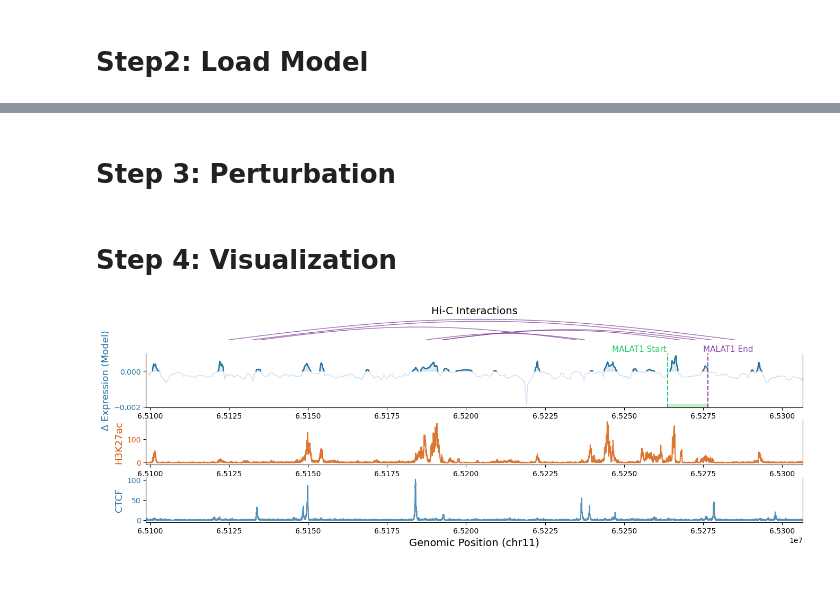
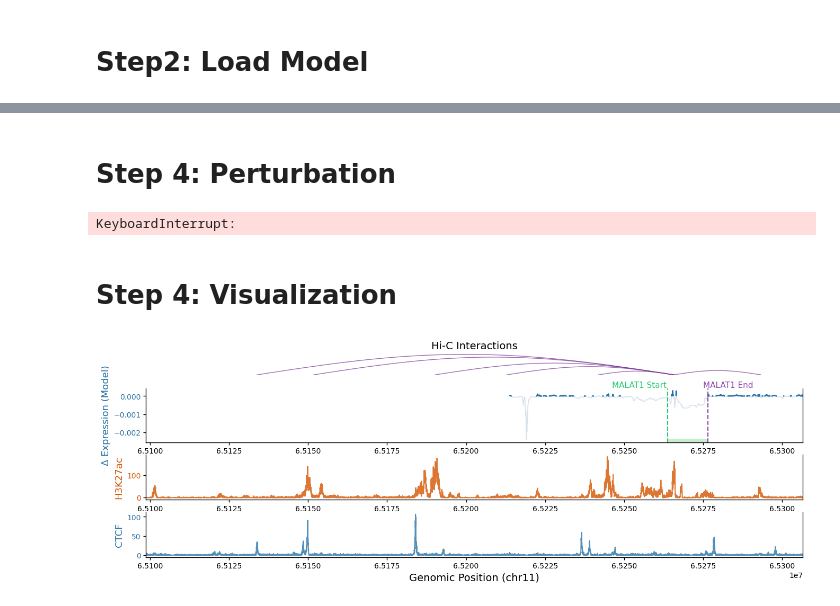
Before and after one commit to ChaoqiLiang/scDNAm-GPT, a Jupyter notebook: tutorials/4_quantitative_analysis_of_CpG.ipynb, the cells around one changed output, grey strips where cells are left out. Saved outputs shown, nothing was run; the diff lists cells and outputs as text; code cells hidden in the pictures.

Commit message:
modified:   .gitignore 	modified:   src/model/scdnam_gpt.py

```diff
--- a/tutorials/4_quantitative_analysis_of_CpG.ipynb
+++ b/tutorials/4_quantitative_analysis_of_CpG.ipynb
@@ -123,37 +256,22 @@ scDNAmGPTForPredictscRNAseq(
 # %% [markdown]
-# Step 3: Perturbation
+# Step 4: Perturbation
 # %%
 import torch
 import numpy as np
 import pandas as pd
 from pathlib import Path
-from tqdm import tqdm  # ✅ 用于进度条
+from tqdm import tqdm
 
 # === Parameter configuration ===
 device = torch.device("cuda:0")
 target_label_idx = 0
 target_chr   = 11
-start = 65_263_738 - 50_000
-end   = 65_276_556 + 30_000
+start = 65_263_738 - 200_000
+end   = 65_276_556 + 200_000
 
-output_dir = Path("output_dir/1006_try")
+output_dir = Path("output_dir/measure_CpG_effect_v2")
 output_dir.mkdir(exist_ok=True, parents=True)
 
-# === Model setup ===
-model.eval()
-model.to(dtype=torch.float16, device=device)
-
-def get_model_prob(methy_tensor, sample):
-    """Compute model prediction probability for a given methylation tensor."""
-    with torch.no_grad(), torch.cuda.amp.autocast(dtype=torch.float16):
-        outputs = model(
-            unmethy_input_ids=torch.tensor(unmethy_input_ids_list[sample], dtype=torch.long, device=device).unsqueeze(0),
-            methy_input_ids=torch.tensor(methy_input_ids_list[sample], dtype=torch.long, device=device).unsqueeze(0),
-            methy_ratios=methy_tensor.unsqueeze(0).to(dtype=torch.float16),
-            labels=None,
-            return_dict=True
-        )
-        return outputs["predicted_probs"][0][target_label_idx].item()
 
 # === Traversing samples ===
 num_samples = len(methy_list)
@@ -195,12 +313,14 @@ for sample in tqdm(range(num_samples), desc="Analyzing Samples", ncols=100):
     # === Save results
     df = pd.DataFrame({
         "position": flipped_positions,
-        "celltype_name": [celltype_names[sample]] * len(flipped_positions),
+        "celltype_name": [celltypes[sample]] * len(flipped_positions),
         "delta": deltas,
     })
 
-    save_name = file_names[sample]
+    save_name = file_names[sample].replace(".npz", "")
     df.to_csv(output_dir / f"{save_name}.csv", index=False)
+# %% [output]
+KeyboardInterrupt:
 # %% [markdown]
 # Step 4: Visualization
 # %%
@@ -211,28 +331,20 @@ import matplotlib.pyplot as plt
 from pathlib import Path
 
 # === Set input directory ===
-input_dir = Path("output_dir/CpG_effect")
+input_dir = Path("output_dir/measure_CpG_effect")
 
 # === Load all perturbation CSV files and adjust delta sign based on perturbation direction ===
 all_dfs = []
-for f in input_dir.glob("*.csv"):
+for f in input_dir.glob("*.npz.csv"):
     df = pd.read_csv(f)
     # Optional filter example:
     # if "PT" not in df["celltype_name"][0]:
     #     continue
 
-    required_cols = {"position", "original", "flipped", "delta"}
+    required_cols = {"position", "delta"}
     if not required_cols.issubset(df.columns):
         raise ValueError(f"{f.name} is missing required columns: {required_cols - set(df.columns)}")
 
-    # Compute directional delta:
-    #   - If the original methylation state is 1.0 (methylated), keep delta as-is.
-    #   - If it is 0.0 (unmethylated), invert the delta sign.
-    #   - Otherwise, set to None.
-    def compute_directional_delta(row):
-        return row["delta"]
-
-    df["delta_directional"] = df.apply(compute_directional_delta, axis=1)
     all_dfs.append(df)
 
 # === Merge all samples into one DataFrame ===
@@ -240,8 +352,8 @@ merged_df = pd.concat(all_dfs, ignore_index=True)
 
 # === Compute mean Δ_directional for each genomic position ===
 mean_directional_delta = (
-    merged_df.dropna(subset=["delta_directional"])
-    .groupby("position")["delta_directional"]
+    merged_df.dropna(subset=["delta"])
+    .groupby("position")["delta"]
     .mean()
     .sort_index()
 )
@@ -261,22 +373,22 @@ plot_end = end_pos + 30_000
 
 # === Load H3K27ac bigWig signal ===
 bw_k27ac = pyBigWig.open(
-    "measure_CpG_effect/data/gene_expression/GSM3930214_BRD3162-K27Ac.bw"
+    "measure_CpG_effect/data/other_omics/h3k27ac.bw"
 )
 signal_k27ac = np.array(bw_k27ac.values("chr11", plot_start, plot_end))
 x_bw = np.arange(plot_start, plot_end)
 bw_k27ac.close()
 signal_k27ac = np.nan_to_num(signal_k27ac)
-signal_k27ac_smooth = gaussian_filter1d(signal_k27ac, sigma=10)
+signal_k27ac_smooth = gaussian_filter1d(signal_k27ac, sigma=3)
 
 # === Load CTCF bigWig signal ===
 bw_ctcf = pyBigWig.open(
-    "measure_CpG_effect/data/gene_expression/GSM3930213_BRD3162-CTCF.bw"
+    "measure_CpG_effect/data/other_omics/ctcf.bw"
 )
 signal_ctcf = np.array(bw_ctcf.values("chr11", plot_start, plot_end))
 bw_ctcf.close()
 signal_ctcf = np.nan_to_num(signal_ctcf)
-signal_ctcf_smooth = gaussian_filter1d(signal_ctcf, sigma=10)
+signal_ctcf_smooth = gaussian_filter1d(signal_ctcf, sigma=3)
 
 # === Load Δ Expression (predicted effect of methylation perturbation) ===
 x_expr = mean_directional_delta.index.values
@@ -284,11 +396,11 @@ y_expr = mean_directional_delta.values
 mask = (x_expr >= plot_start) & (x_expr <= plot_end)
 x_expr = x_expr[mask]
 y_expr = y_expr[mask]
-y_expr_smooth = gaussian_filter1d(y_expr, sigma=10)
+y_expr_smooth = gaussian_filter1d(y_expr, sigma=3)
 
 # === Load Hi-C loops (bedpe format) ===
 bedpe_path = (
-    "measure_CpG_effect/data/gene_expression/merged_loops.dedup_hic.bedpe"
+    "measure_CpG_effect/data/other_omics/hichip.bedpe"
 )
 bedpe_cols = [
     "chr1", "start1", "end1", "chr2", "start2", "end2",
@@ -360,31 +472,31 @@ ax1.add_patch(
     )
 )
 ax1.annotate(
     "MALAT1 Start",
     xy=(start_pos, ax1.get_ylim()[1]),
     xytext=(start_pos - 17500, ax1.get_ylim()[1] * 1.1),
     fontsize=11, color="#24CA6B"
 )
 ax1.annotate(
     "MALAT1 End",
     xy=(end_pos, ax1.get_ylim()[1]),
     xytext=(end_pos - 1500, ax1.get_ylim()[1] * 1.1),
     fontsize=11, color="#8E44AD"
 )
 
 # === Panel 3: H3K27ac track ===
 ax2 = fig.add_subplot(gs[2], sharex=ax0)
 ax2.plot(x_bw, signal_k27ac_smooth, color="#D35400", linewidth=1.5, alpha=0.8)
 ax2.set_ylabel("H3K27ac", fontsize=13, color="#D35400")
 ax2.tick_params(axis='y', labelcolor="#D35400")
 ax2.spines['top'].set_visible(False)
 
 # === Panel 4: CTCF track ===
 ax3 = fig.add_subplot(gs[3], sharex=ax0)
 ax3.plot(x_bw, signal_ctcf_smooth, color="#2874A6", linewidth=1.5, alpha=0.8)
 ax3.set_ylabel("CTCF", fontsize=13, color="#2874A6")
 ax3.set_xlabel("Genomic Position (chr11)", fontsize=14)
 ax3.tick_params(axis='y', labelcolor="#2874A6")
 ax3.spines['top'].set_visible(False)
 # %% [output]
-[figure, old version]
+[figure, new version]
```
Also changed, not shown: parts of 4 cells of this notebook, 6 other files.
